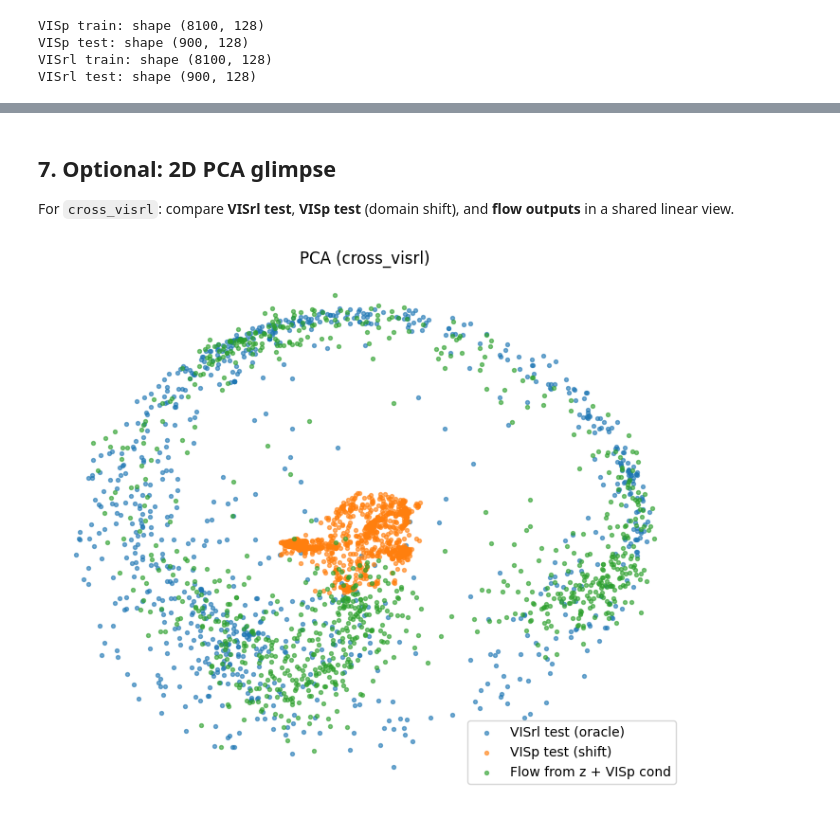
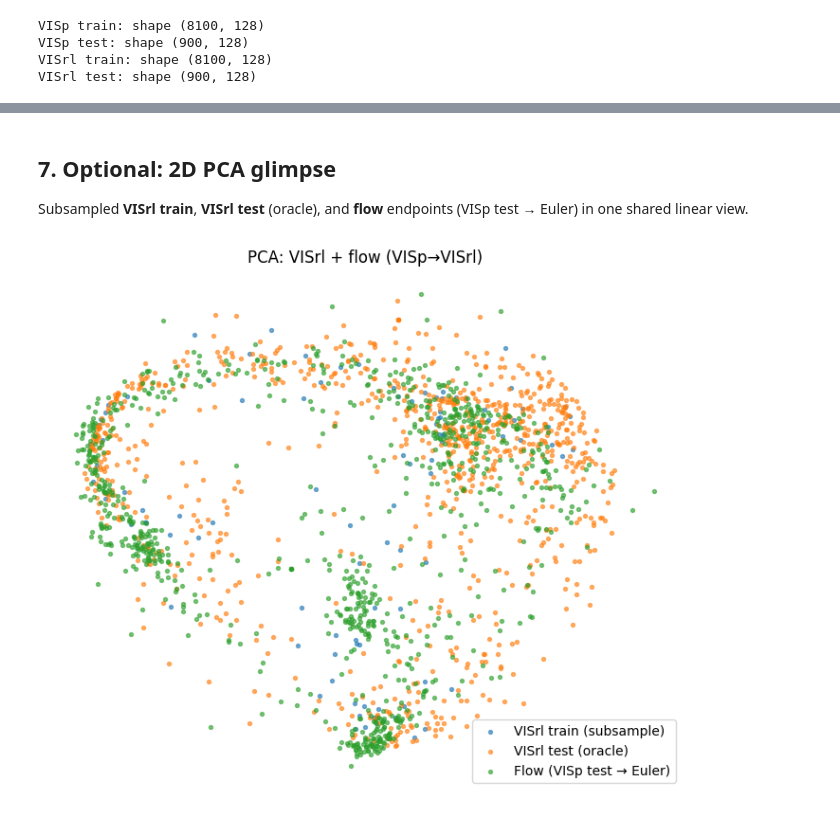
Before and after one commit to fachengyu/Flow_Hackathon, a Jupyter notebook: signal_flow/signal_walkthrough.ipynb, the cells around one changed output, grey strips where cells are left out. Cells and saved outputs as stored; diff of their text form; code cells hidden in the pictures.

```diff
--- a/signal_flow/signal_walkthrough.ipynb
+++ b/signal_flow/signal_walkthrough.ipynb
@@ -66,18 +61,10 @@ if str(FLOW_DIR) not in sys.path:
 _sm = _load_module("signal_model", FLOW_DIR / "signal_model.py")
 _sd = _load_module("signal_decode", FLOW_DIR / "signal_decode.py")
 
-GVPCPlan = _sm.GVPCPlan
-ICPlan = _sm.ICPlan
-ConditionalVelocityFieldMLP = _sm.ConditionalVelocityFieldMLP
-fda_conditional_flow_matching_loss = _sm.fda_conditional_flow_matching_loss
-integrate_rk4_conditional = _sm.integrate_rk4_conditional
-aligned_minibatch = _sm.aligned_minibatch
-standard_gaussian_latent = _sm.standard_gaussian_latent
+MLP_Residual = _sm.MLP_Residual
+cfm_loss_bridge = _sm.cfm_loss_bridge
+integrate_euler = _sm.integrate_euler
 allen_frame_id_decode = _sd.allen_frame_id_decode
-
-_fe = _load_module("fda_evaluation", FLOW_DIR / "fda_evaluation.py")
-fda_metrics_sweep = _fe.fda_metrics_sweep
-print_fda_sweep_table = _fe.print_fda_sweep_table
 
 device = torch.device("cuda" if torch.cuda.is_available() else "cpu")
 print("device:", device)
@@ -394,42 +270,26 @@ Few-trial: subsample target-area train bank (cf. tgt_train_ratio in FDA ft scrip
 # %% [markdown]
 ## 7. Optional: 2D PCA glimpse
 
-For `cross_visrl`: compare **VISrl test**, **VISp test** (domain shift), and **flow outputs** in a shared linear view.
+Subsampled **VISrl train**, **VISrl test** (oracle), and **flow** endpoints (VISp test → Euler) in one shared linear view.
 # %%
 from sklearn.decomposition import PCA
 
-if FLOW_MODE == "cross_visrl":
-    Z = np.vstack([z_visrl_tr[::80], z_visrl_te, z_visp_te, z_flow_test])
-    pca = PCA(n_components=2, random_state=0).fit(Z)
+Z = np.vstack([z_visrl_tr[::80], z_visrl_te, z_flow_test])
+pca = PCA(n_components=2, random_state=0).fit(Z)
 
-    def proj(A):
-        return pca.transform(A)
 
-    plt.figure(figsize=(7, 6))
-    plt.scatter(*proj(z_visrl_te).T, s=8, alpha=0.6, label="VISrl test (oracle)")
-    plt.scatter(*proj(z_visp_te).T, s=8, alpha=0.6, label="VISp test (shift)")
-    plt.scatter(*proj(z_flow_test).T, s=8, alpha=0.6, label="Flow from z + VISp cond")
-    plt.legend()
-    plt.title("PCA (cross_visrl)")
-elif FLOW_MODE.endswith("denoise"):
-    Z = np.vstack([target_tr_np[::80], target_te_np, z_flow_test])
-    pca = PCA(n_components=2, random_state=0).fit(Z)
+def proj(A):
+    return pca.transform(A)
 
-    def proj(A):
-        return pca.transform(A)
 
-    plt.figure(figsize=(7, 6))
-    plt.scatter(*proj(target_te_np).T, s=8, alpha=0.6, label="Target test (oracle)")
-    plt.scatter(*proj(z_flow_test).T, s=8, alpha=0.6, label="Flow output")
-    if TEST_COND_NOISE_STD > 0:
-        plt.scatter(*proj(cond_te_np).T, s=8, alpha=0.6, label="Noisy cond c")
-    plt.legend()
-    plt.title(f"PCA ({FLOW_MODE})")
-else:
-    raise ValueError(FLOW_MODE)
-
+plt.figure(figsize=(7, 6))
+plt.scatter(*proj(z_visrl_tr[::80]).T, s=8, alpha=0.6, label="VISrl train (subsample)")
+plt.scatter(*proj(z_visrl_te).T, s=8, alpha=0.6, label="VISrl test (oracle)")
+plt.scatter(*proj(z_flow_test).T, s=8, alpha=0.6, label="Flow (VISp test → Euler)")
+plt.legend()
+plt.title("PCA: VISrl + flow (VISp→VISrl)")
 plt.axis("off")
 plt.tight_layout()
 plt.show()
 # %% [output]
-[figure, old version]
+[figure, new version]
```
Also changed, not shown: parts of 12 cells of this notebook, 3 other files.
